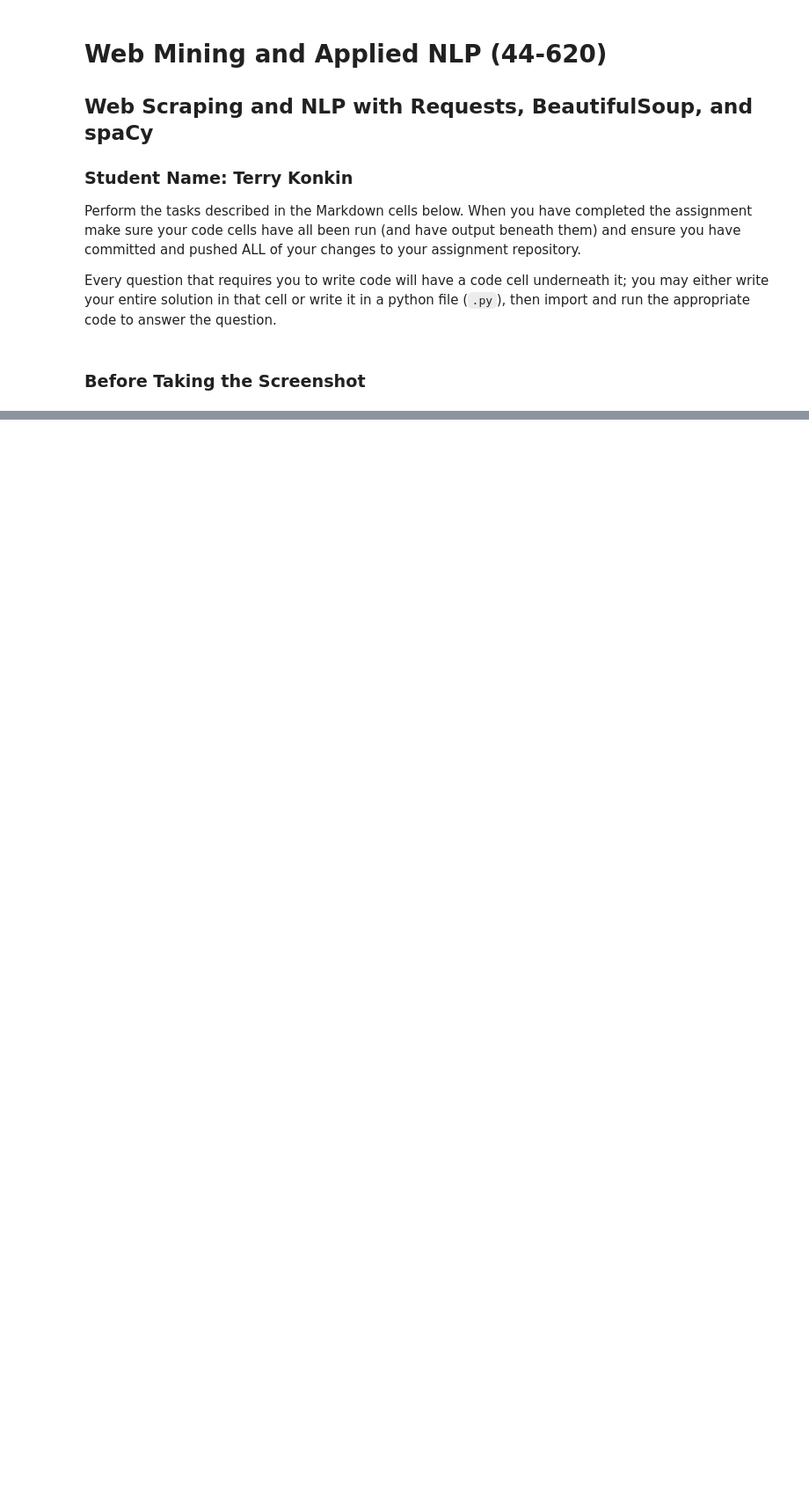
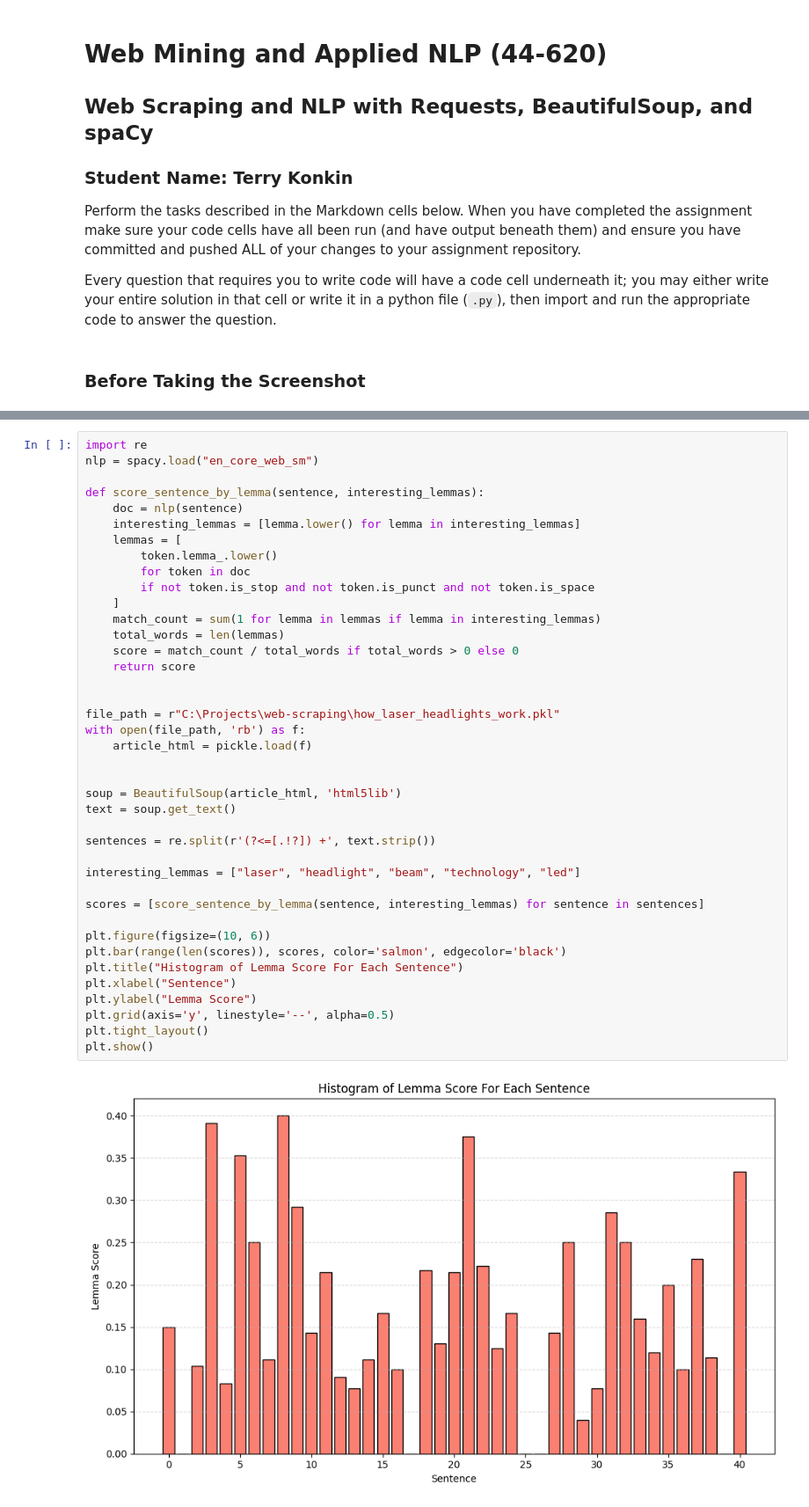
Before and after one commit to TKonkin/web-scraping, a Jupyter notebook: web-scraping.ipynb, the cells around one changed output, grey strips where cells are left out. Shown: that part at 88% size. Saved outputs shown, nothing was run; the diff lists cells and outputs as text; blank space fills up the shorter version.

```diff
--- a/web-scraping.ipynb
+++ b/web-scraping.ipynb
@@ -51 +261,43 @@ You may find some of the code from the in class notes useful; feel free to use m
+# %%
+import re
+nlp = spacy.load("en_core_web_sm")
+
+def score_sentence_by_lemma(sentence, interesting_lemmas):
+    doc = nlp(sentence)
+    interesting_lemmas = [lemma.lower() for lemma in interesting_lemmas]
+    lemmas = [
+        token.lemma_.lower()
+        for token in doc
+        if not token.is_stop and not token.is_punct and not token.is_space
+    ]
+    match_count = sum(1 for lemma in lemmas if lemma in interesting_lemmas)
+    total_words = len(lemmas)
+    score = match_count / total_words if total_words > 0 else 0
+    return score
+
+
+file_path = r"C:\Projects\web-scraping\how_laser_headlights_work.pkl"
+with open(file_path, 'rb') as f:
+    article_html = pickle.load(f)
+
+
+soup = BeautifulSoup(article_html, 'html5lib')
+text = soup.get_text()
+
+sentences = re.split(r'(?<=[.!?]) +', text.strip())
+
+interesting_lemmas = ["laser", "headlight", "beam", "technology", "led"]
+
+scores = [score_sentence_by_lemma(sentence, interesting_lemmas) for sentence in sentences]
+
+plt.figure(figsize=(10, 6))
+plt.bar(range(len(scores)), scores, color='salmon', edgecolor='black')
+plt.title("Histogram of Lemma Score For Each Sentence")
+plt.xlabel("Sentence")
+plt.ylabel("Lemma Score")
+plt.grid(axis='y', linestyle='--', alpha=0.5)
+plt.tight_layout()
+plt.show()
+# %% [output]
+[figure, added]
 # %% [markdown]
```
Also changed, not shown: parts of 19 cells of this notebook, 1 other file.
